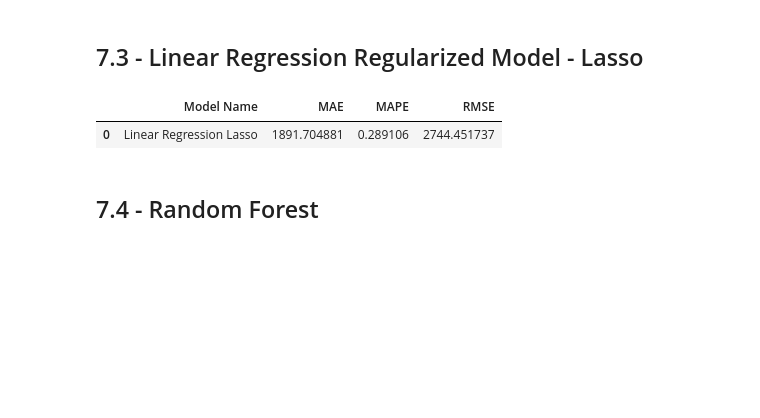
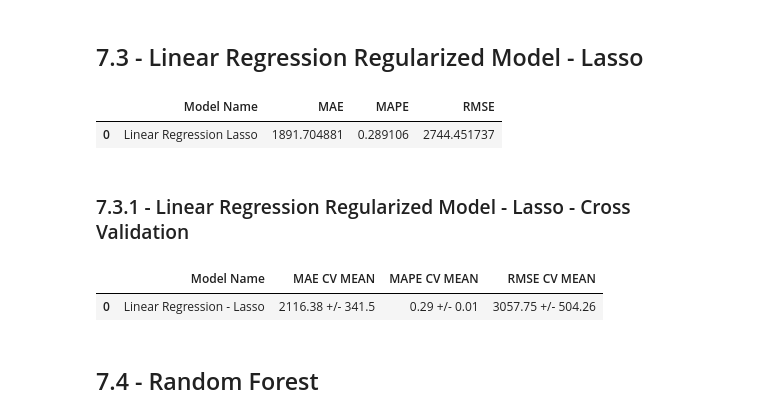
Before and after one commit to guigrandim/rossmann_store_sales, a Jupyter notebook: notebooks/datasets_analysis.ipynb, the cells around one changed output. Drawn from its saved outputs; the diff is of its cells as text; code cells hidden in the pictures; blank space fills up the shorter version.

```diff
--- a/notebooks/datasets_analysis.ipynb
+++ b/notebooks/datasets_analysis.ipynb
@@ -1159,6 +1167,14 @@ lrr_result
 # %% [output]
 |  | Model Name | MAE | MAPE | RMSE |
 | 0 | Linear Regression Lasso | 1891.704881 | 0.289106 | 2744.451737 |
+# %% [markdown]
+### 7.3.1 - Linear Regression Regularized Model - Lasso - Cross Validation
+# %%
+lrr_result_cv = cross_validation (x_training, 5, 'Linear Regression - Lasso', lrr, verbose=False)
+lrr_result_cv
+# %% [output]
+|  | Model Name | MAE CV MEAN | MAPE CV MEAN | RMSE CV MEAN |
+| 0 | Linear Regression - Lasso | 2116.38 +/- 341.5 | 0.29 +/- 0.01 | 3057.75 +/- 504.26 |
 # %% [markdown]
 ## 7.4 - Random Forest
 # %%
```
Also changed, not shown: parts of 12 cells of this notebook.
